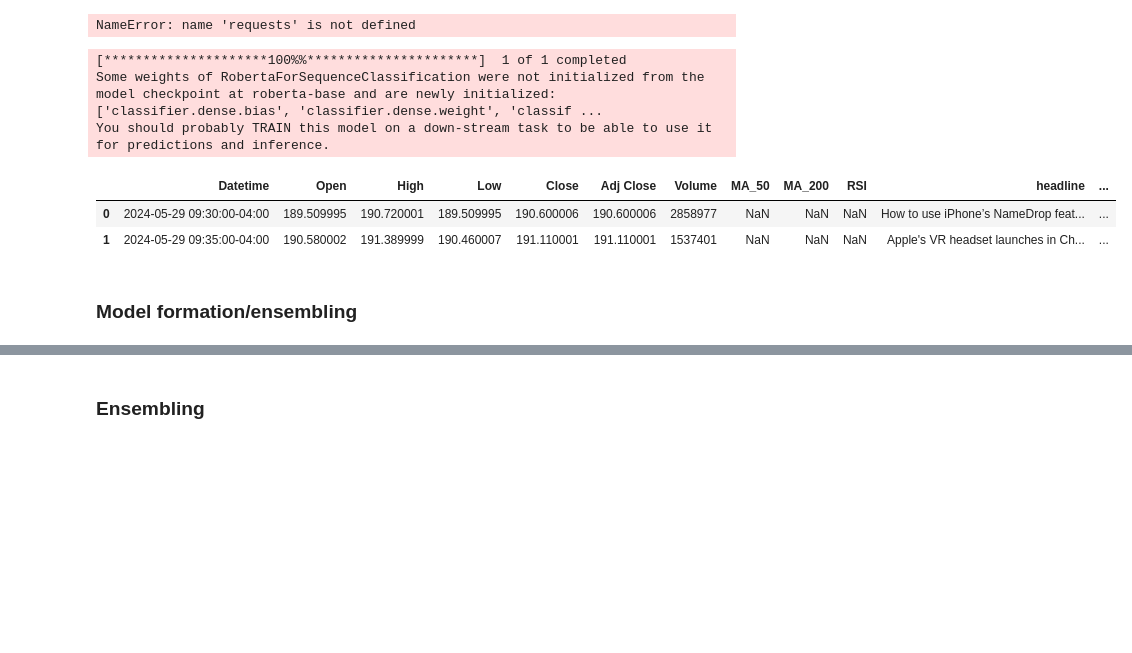
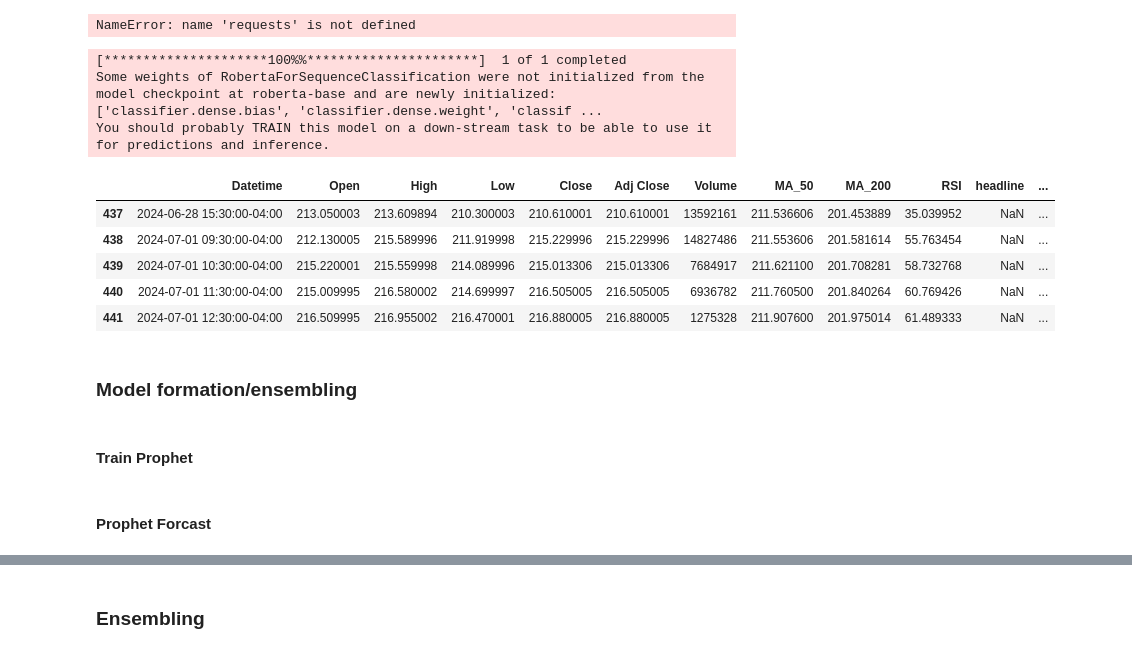
Before and after one commit to aidan-lew/junk-drawer, a Jupyter notebook: gpt_ml_fin_forcaster_integrator_.ipynb, the cells around one changed output, grey strips where cells are left out. Cells and saved outputs as stored; diff of their text form; code cells hidden in the pictures; blank space fills up the shorter version.

```diff
--- a/gpt_ml_fin_forcaster_integrator_.ipynb
+++ b/gpt_ml_fin_forcaster_integrator_.ipynb
@@ -878,14 +878,15 @@ from tensorflow.keras.layers import Dense, GRU, Dropout
 # %% [markdown]
 ### Data processing
 # %%
-def scrape_news_headlines(ticker, num_articles):
+############ GOOGLE NEWS LIMITS TO 10 ARTICLES ###################
+# Immediately lends itself to event-based classification, or use another source
+def scrape_news_headlines(ticker):
     gn = GoogleNews(lang='en')
     gn.search(ticker)
     news_articles = gn.results(num_articles)
     titles = [article['title'] for article in news_articles]
     return titles
 
-#ticker = 'AAPL'
-#num_articles = 5
-#articles = scrape_news_headlines(ticker, num_articles)
-#print(articles)
+ticker = 'AAPL'
+articles = scrape_news_headlines(ticker)
+print(len(articles))
@@ -1069,10 +1068,9 @@ def ensemble_sentiment_analysis(headlines, include_gpt):
     return ensemble_df
 
 ticker = 'AAPL'
-num_articles = 10
-headlines = scrape_news_headlines(ticker, num_articles)
+headlines = scrape_news_headlines(ticker)
 sentiments = ensemble_sentiment_analysis(headlines, include_gpt=False)
-sentiments.head()
+sentiments.tail()
 # %% [output]
 Some weights of RobertaForSequenceClassification were not initialized from the model checkpoint at roberta-base and are newly initialized: ['classifier.dense.bias', 'classifier.dense.weight', 'classif ...
 You should probably TRAIN this model on a down-stream task to be able to use it for predictions and inference.
@@ -1085,12 +1083,12 @@ You should probably TRAIN this model on a down-stream task to be able to use it
 # %% [markdown]
 ### Scrape & Sentiment Analysis Pipeline
 # %%
-def scrape_sentiment_ensemble_pipeline(ticker, num_articles, include_gpt,):
-  headlines = scrape_news_headlines(ticker, num_articles)
+def scrape_sentiment_ensemble_pipeline(ticker, include_gpt):
+  headlines = scrape_news_headlines(ticker)
   sentiments = ensemble_sentiment_analysis(headlines, include_gpt=include_gpt)
   return sentiments
 
-scrape_sentiment_ensemble_pipeline(ticker = 'AAPL', num_articles = 10, include_gpt=False)
+scrape_sentiment_ensemble_pipeline(ticker = 'AAPL', include_gpt=False)
 # %% [output]
 Some weights of RobertaForSequenceClassification were not initialized from the model checkpoint at roberta-base and are newly initialized: ['classifier.dense.bias', 'classifier.dense.weight', 'classif ...
 You should probably TRAIN this model on a down-stream task to be able to use it for predictions and inference.
@@ -1112,8 +1110,8 @@ You should probably TRAIN this model on a down-stream task to be able to use it
 # %%
 def get_numeric_data(ticker):
     # Define the ticker symbol and time period
-    period = "1mo"
-    interval = "5m"
+    period = "3mo" #must be one of ['1d', '5d', '1mo', '3mo', '6mo', '1y', '2y', '5y', '10y', 'ytd', 'max']"
+    interval = "1h"
 
     # Retrieve the historical market data
     data = yf.download(tickers=ticker, period=period, interval=interval)
@@ -1201,37 +1199,44 @@ def concat_numeric_sentiments(numeric_df, sentiments_df):
                                           'Low': 'numeric_Low',
                                           'Close': 'numeric_Close',
                                           'Adj Close': 'numeric_Adj Close',
                                           'Volume': 'numeric_Volume',
                                           'MA_50': 'numeric_MA_50',
                                           'MA_200': 'numeric_MA_200',
                                           'RSI': 'numeric_RSI'})
 
   # Add a timestamp column to the sentiments_df
   sentiments_df['timestamp'] = pd.Timestamp.now()
 
   # Concatenate the two dataframes along the row axis
   combined_df = pd.concat([numeric_df, sentiments_df], axis=1)
 
   # Drop any duplicate columns
   combined_df = combined_df.loc[:, ~combined_df.columns.duplicated()]
 
   # Reset the index of the combined dataframe
   combined_df = combined_df.reset_index(drop=True)
 
   return combined_df
 
 ticker = 'AAPL'
 numeric_df = get_numeric_data(ticker)
-sentiments_df = scrape_sentiment_ensemble_pipeline(ticker = ticker, num_articles = 10, include_gpt=False)
+sentiments_df = scrape_sentiment_ensemble_pipeline(ticker = ticker, include_gpt=False)
 combined_df = concat_numeric_sentiments(numeric_df, sentiments_df)
-combined_df.head(2)
+combined_df.tail()
 # %% [output]
 [*********************100%%**********************]  1 of 1 completed
 Some weights of RobertaForSequenceClassification were not initialized from the model checkpoint at roberta-base and are newly initialized: ['classifier.dense.bias', 'classifier.dense.weight', 'classif ...
 You should probably TRAIN this model on a down-stream task to be able to use it for predictions and inference.
 |  | Datetime | Open | High | Low | Close | Adj Close | Volume | MA_50 | MA_200 | RSI | headline | ... |
-| 0 | 2024-05-29 09:30:00-04:00 | 189.509995 | 190.720001 | 189.509995 | 190.600006 | 190.600006 | 2858977 | NaN | NaN | NaN | How to use iPhone’s NameDrop feat... | ... |
-| 1 | 2024-05-29 09:35:00-04:00 | 190.580002 | 191.389999 | 190.460007 | 191.110001 | 191.110001 | 1537401 | NaN | NaN | NaN | Apple's VR headset launches in Ch... | ... |
+| 437 | 2024-06-28 15:30:00-04:00 | 213.050003 | 213.609894 | 210.300003 | 210.610001 | 210.610001 | 13592161 | 211.536606 | 201.453889 | 35.039952 | NaN | ... |
+| 438 | 2024-07-01 09:30:00-04:00 | 212.130005 | 215.589996 | 211.919998 | 215.229996 | 215.229996 | 14827486 | 211.553606 | 201.581614 | 55.763454 | NaN | ... |
+| 439 | 2024-07-01 10:30:00-04:00 | 215.220001 | 215.559998 | 214.089996 | 215.013306 | 215.013306 | 7684917 | 211.621100 | 201.708281 | 58.732768 | NaN | ... |
+| 440 | 2024-07-01 11:30:00-04:00 | 215.009995 | 216.580002 | 214.699997 | 216.505005 | 216.505005 | 6936782 | 211.760500 | 201.840264 | 60.769426 | NaN | ... |
+| 441 | 2024-07-01 12:30:00-04:00 | 216.509995 | 216.955002 | 216.470001 | 216.880005 | 216.880005 | 1275328 | 211.907600 | 201.975014 | 61.489333 | NaN | ... |
 # %% [markdown]
 ### Model formation/ensembling
+# %% [markdown]
+#### Train Prophet
+# %% [markdown]
+#### Prophet Forcast
 # %%
```
Also changed, not shown: parts of 24 cells of this notebook.
